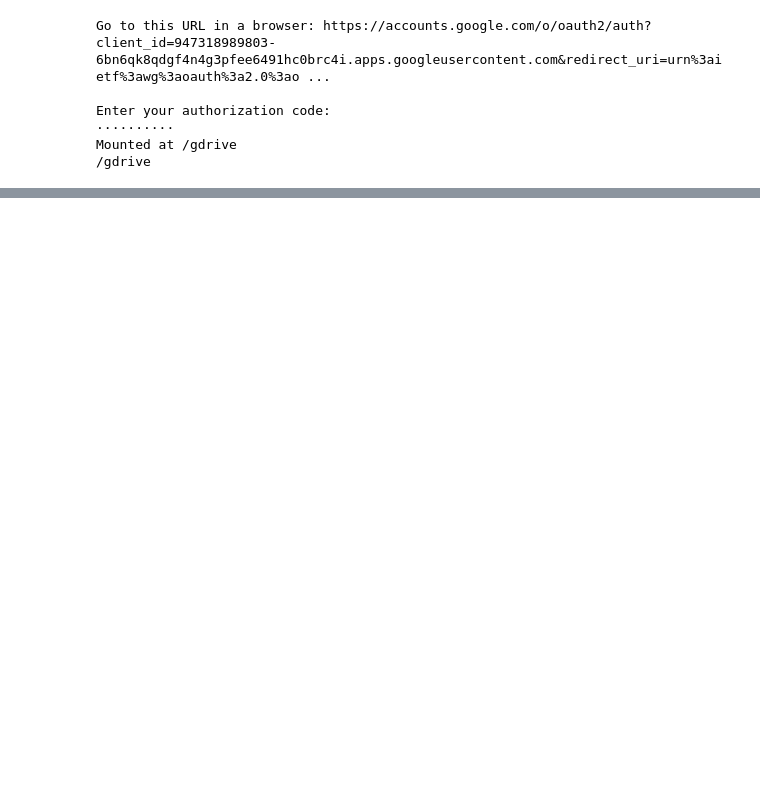
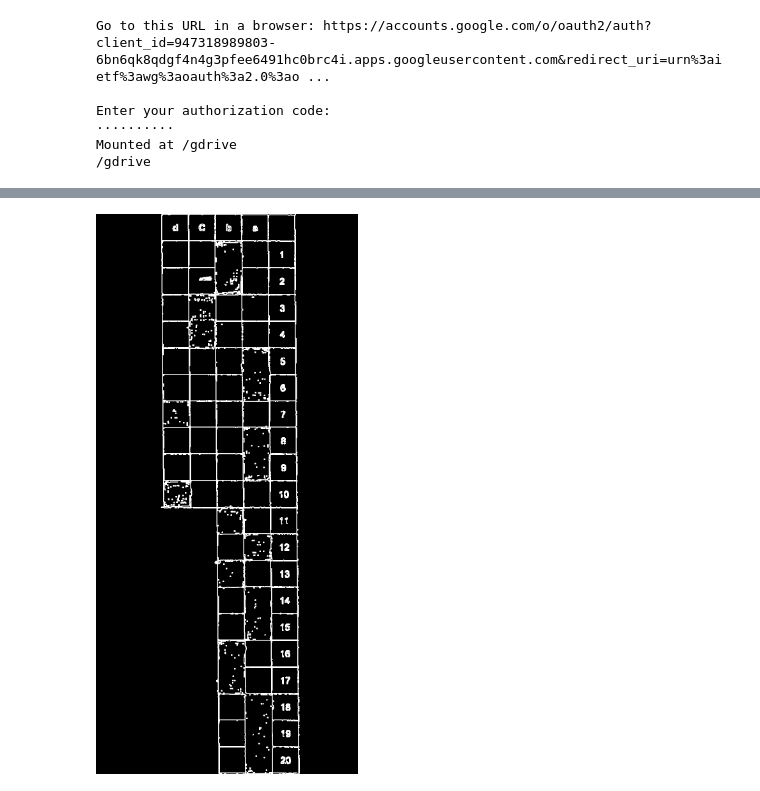
Before and after one commit to alura-cursos/Visao_computacional-OMR, a Jupyter notebook: correcao_prova.ipynb, the cells around one changed output, grey strips where cells are left out. Cells and saved outputs as stored; diff of their text form; code cells hidden in the pictures; blank space fills up the shorter version.

```diff
--- a/correcao_prova.ipynb
+++ b/correcao_prova.ipynb
@@ -43,0 +46,9 @@ cv2_imshow(canny)
+# %%
+kernel_rect = cv2.getStructuringElement(cv2.MORPH_RECT, (3,3))
+operacao_dilatar = cv2.morphologyEx(img_canny, cv2.MORPH_DILATE, kernel_rect)
+
+cv2_imshow(operacao_dilatar)
+
+#print(kernel_rect)
+# %% [output]
+[figure, added]
```
Also changed, not shown: parts of 5 cells of this notebook.
